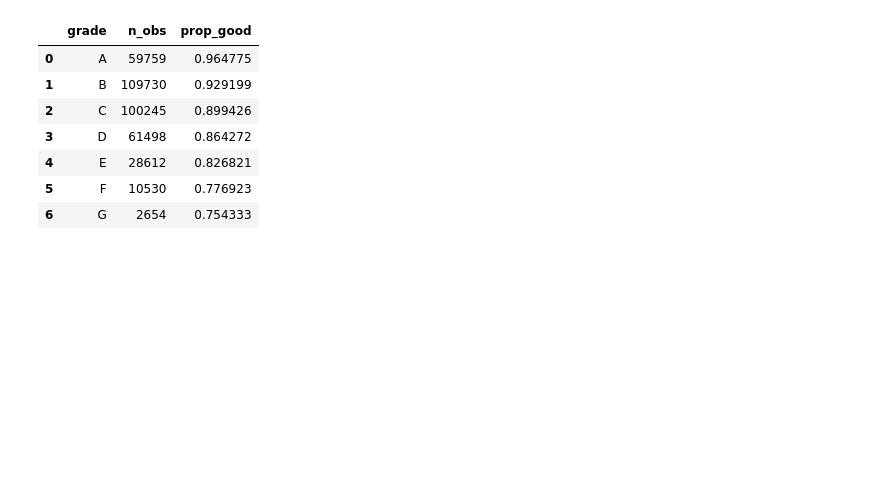
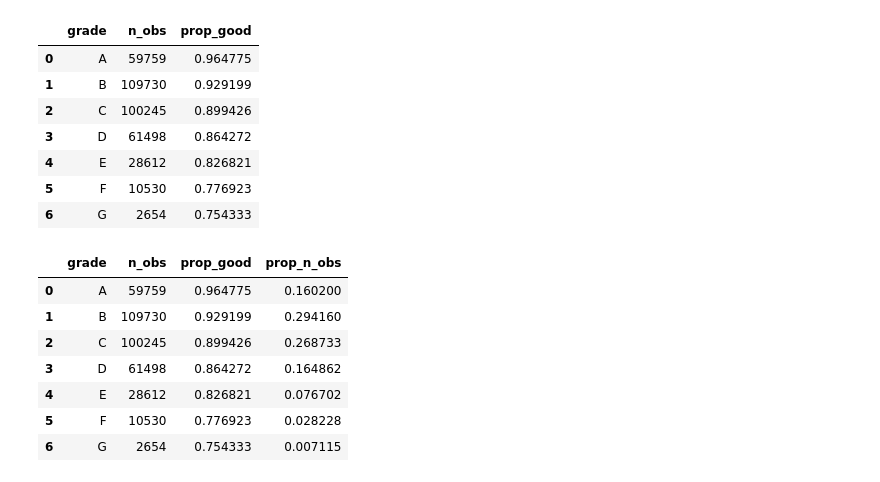
Before and after one commit to mge1112/Credit-Risk-Modeling-in-Python, a Jupyter notebook: credit_risk_modeling.ipynb, the cells around one changed output. Saved outputs shown, nothing was run; the diff lists cells and outputs as text; code cells hidden in the pictures; blank space fills up the shorter version.

```diff
--- a/credit_risk_modeling.ipynb
+++ b/credit_risk_modeling.ipynb
@@ -516,3 +516,15 @@ df1
 | 4 | E | 28612 | 0.826821 |
 | 5 | F | 10530 | 0.776923 |
 | 6 | G | 2654 | 0.754333 |
+# %%
+df1['prop_n_obs'] = df1['n_obs'] / df1['n_obs'].sum()
+df1
+# %% [output]
+|  | grade | n_obs | prop_good | prop_n_obs |
+| 0 | A | 59759 | 0.964775 | 0.160200 |
+| 1 | B | 109730 | 0.929199 | 0.294160 |
+| 2 | C | 100245 | 0.899426 | 0.268733 |
+| 3 | D | 61498 | 0.864272 | 0.164862 |
+| 4 | E | 28612 | 0.826821 | 0.076702 |
+| 5 | F | 10530 | 0.776923 | 0.028228 |
+| 6 | G | 2654 | 0.754333 | 0.007115 |
```
Also changed, not shown: parts of 4 cells of this notebook.
